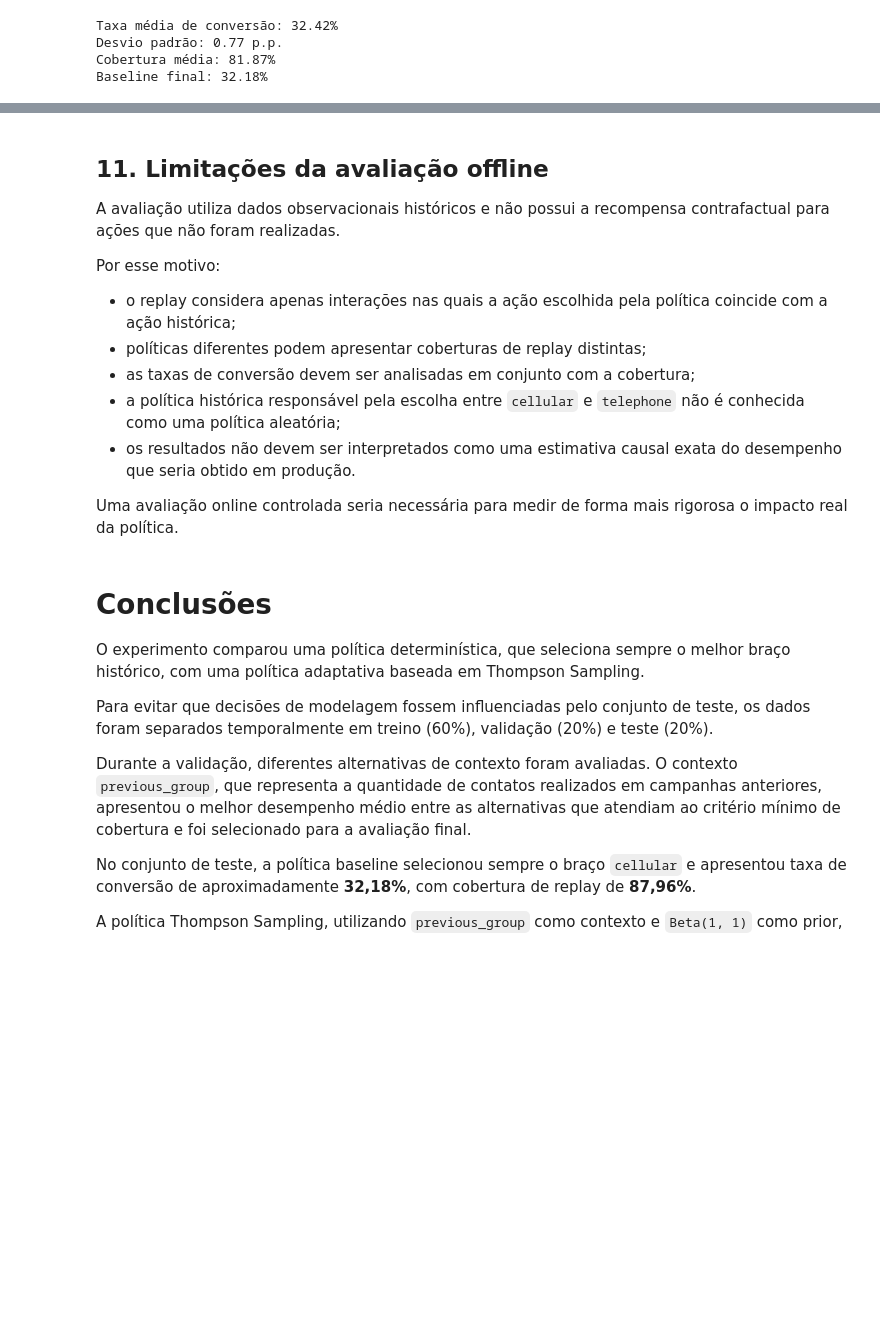
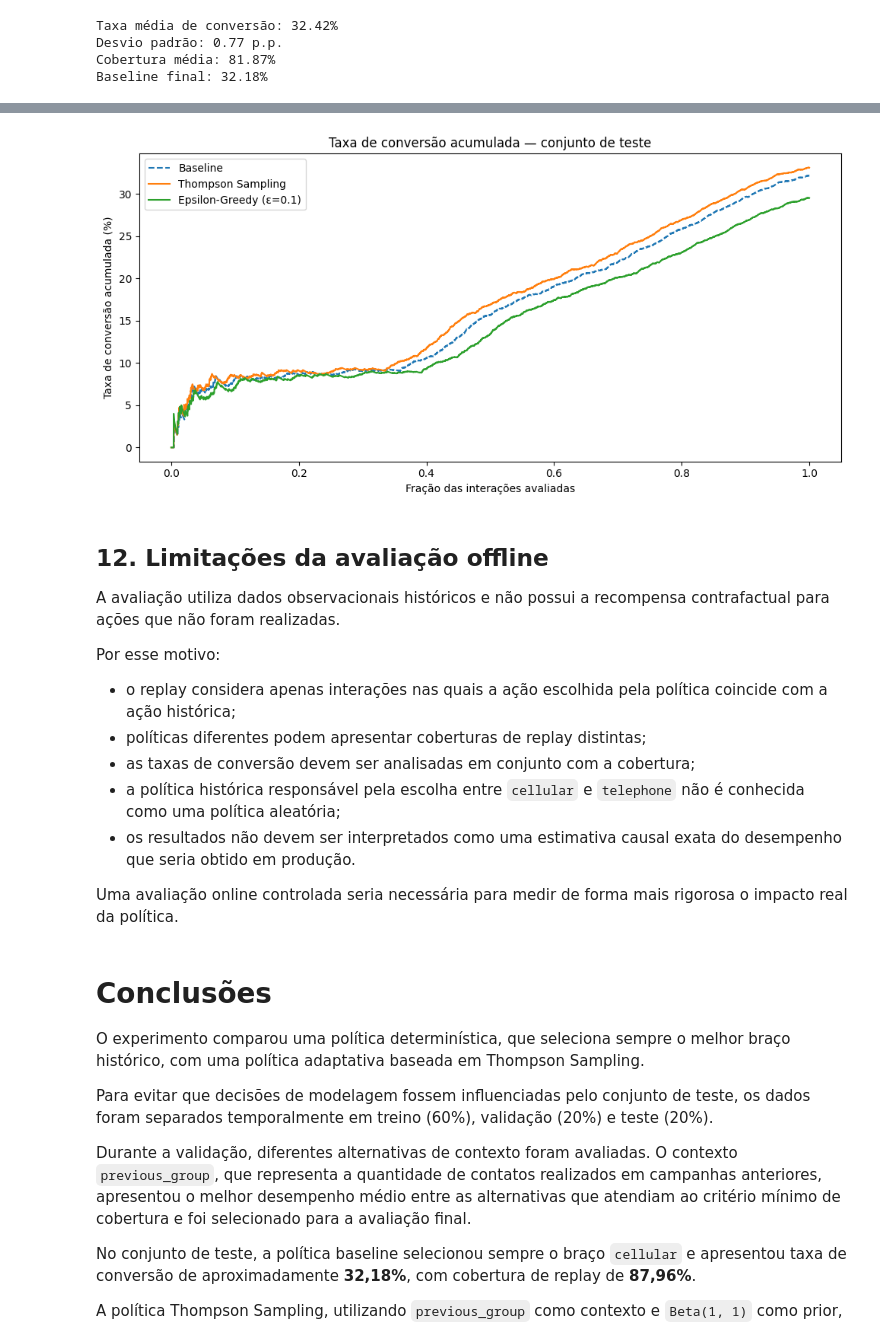
Before and after one commit to BernardoBarro/fiap-datathon-mlet, a Jupyter notebook: notebooks/03_bandit_experiments.ipynb, the cells around one changed output, grey strips where cells are left out. Drawn from its saved outputs; the diff is of its cells as text; code cells hidden in the pictures; blank space fills up the shorter version.

```diff
--- a/notebooks/03_bandit_experiments.ipynb
+++ b/notebooks/03_bandit_experiments.ipynb
@@ -775,5 +990,66 @@ plt.show()
+# %%
+# Taxa de conversão acumulada ao longo das interações avaliadas
+
+def compute_cumulative_curve(decisions_df):
+    matched = decisions_df[decisions_df["matched"]].copy()
+    rewards = matched["reward"].astype(int).values
+    cumulative = np.cumsum(rewards)
+    counts = np.arange(1, len(rewards) + 1)
+    return cumulative / counts
+
+
+# Baseline: interações cobertas ordenadas pelo interaction_id
+baseline_arm = baseline_test["arm"]
+baseline_matched = (
+    test_df[test_df["arm"] == baseline_arm]
+    .sort_values("interaction_id")
+    .copy()
+)
+baseline_rewards = baseline_matched["reward"].astype(int).values
+baseline_cumsum = np.cumsum(baseline_rewards)
+baseline_counts = np.arange(1, len(baseline_rewards) + 1)
+baseline_curve = baseline_cumsum / baseline_counts
+
+# Thompson Sampling: usando ts_decisions já disponível
+ts_curve = compute_cumulative_curve(ts_decisions)
+
+# Epsilon-Greedy: usando eg_decisions calculado acima
+eg_curve = compute_cumulative_curve(eg_decisions)
+
+fig, ax = plt.subplots(figsize=(10, 5))
+
+ax.plot(
+    np.linspace(0, 1, len(baseline_curve)),
+    baseline_curve * 100,
+    label="Baseline",
+    linestyle="--",
+    linewidth=1.5
+)
+
+ax.plot(
+    np.linspace(0, 1, len(ts_curve)),
+    ts_curve * 100,
+    label="Thompson Sampling",
+    linewidth=1.5
+)
+
+ax.plot(
+    np.linspace(0, 1, len(eg_curve)),
+    eg_curve * 100,
+    label=f"Epsilon-Greedy (ε={EG_EPSILON})",
+    linewidth=1.5
+)
+
+ax.set_title("Taxa de conversão acumulada — conjunto de teste")
+ax.set_xlabel("Fração das interações avaliadas")
+ax.set_ylabel("Taxa de conversão acumulada (%)")
+ax.legend()
+plt.tight_layout()
+plt.show()
+# %% [output]
+[figure, added]
 # %% [markdown]
-## 11. Limitações da avaliação offline
+## 12. Limitações da avaliação offline
 
 A avaliação utiliza dados observacionais históricos e não possui a recompensa contrafactual para ações que não foram realizadas.
 
```
Also changed, not shown: parts of 5 cells of this notebook, 4 other files.
